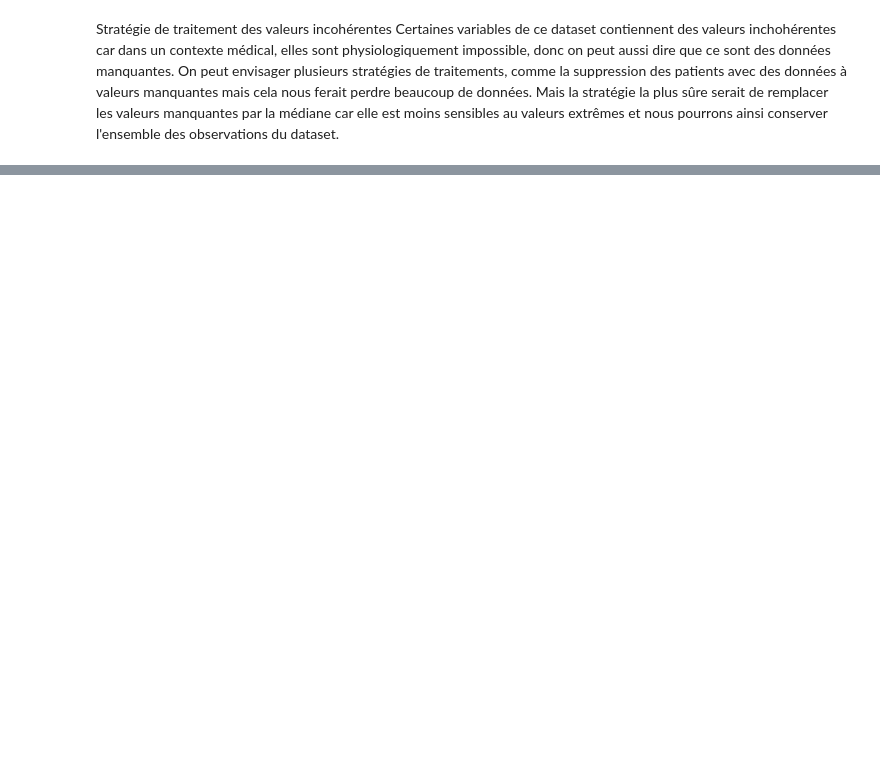
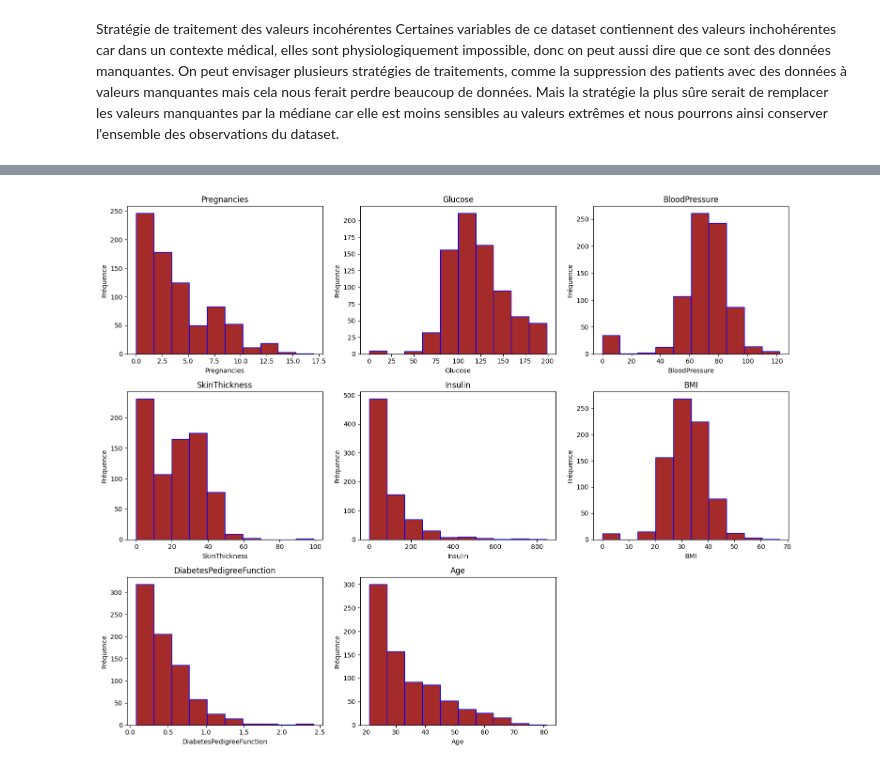
Before and after one commit to queenramzy/Projet_Diabete_SI, a Jupyter notebook: projet_diabete.ipynb, the cells around one changed output, grey strips where cells are left out. Cells and saved outputs as stored; diff of their text form; code cells hidden in the pictures; blank space fills up the shorter version.

```diff
--- a/projet_diabete.ipynb
+++ b/projet_diabete.ipynb
@@ -90,0 +194,27 @@ Stratégie de traitement des valeurs incohérentes
+# %%
+ #Histogrammes des variables
+
+import matplotlib.pyplot as plt
+
+columns = data.columns.drop("Outcome")
+n_cols = 3
+n_rows = (len(columns) + n_cols - 1) // n_cols
+
+fig, axes = plt.subplots(n_rows, n_cols, figsize=(5*n_cols, 4*n_rows))
+
+axes = axes.flatten()
+
+for i, col in enumerate(columns):
+    axes[i].hist(data[col], bins=10, color="brown", edgecolor="blue")
+    axes[i].set_title(col)
+    axes[i].set_xlabel(col)
+    axes[i].set_ylabel("Fréquence")
+
+for j in range(i+1, len(axes)):
+    fig.delaxes(axes[j])
+
+plt.tight_layout()
+plt.show()
+plt.show()
+# %% [output]
+[figure, added]
```
Also changed, not shown: parts of 9 cells of this notebook, 5 other files.
